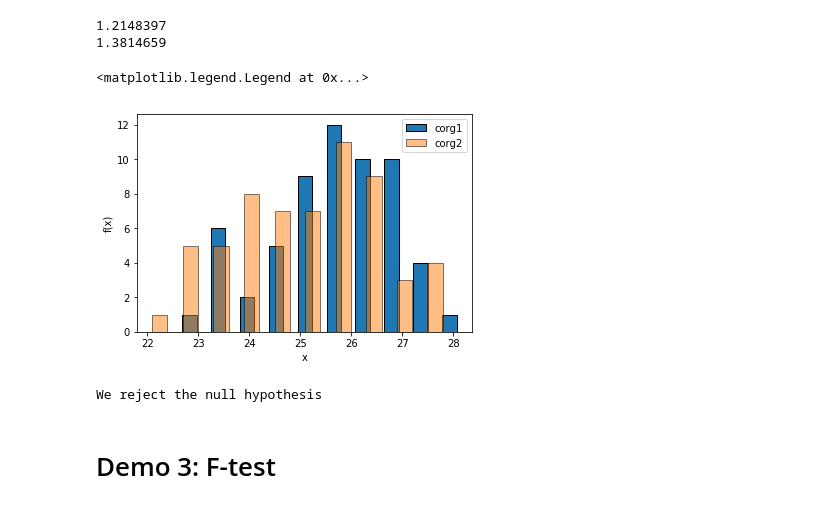
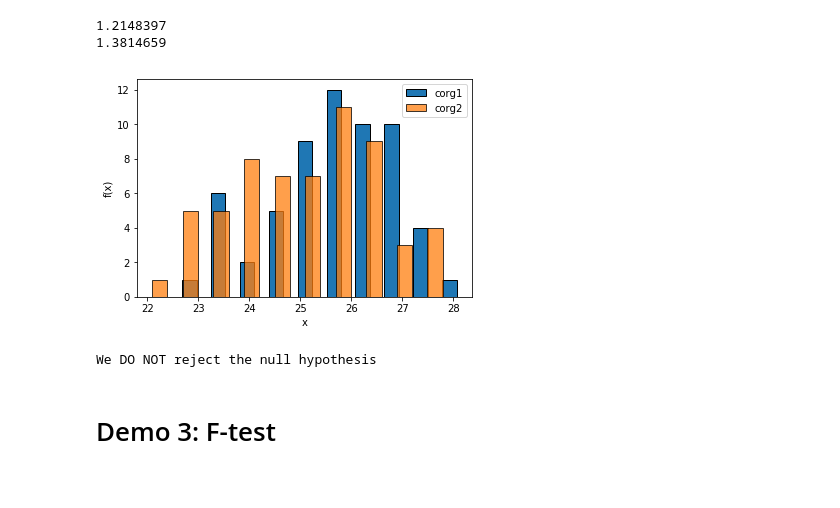
Before and after one commit to EASC-305/EASC-305-Spring-2020, a Jupyter notebook: Lec_Demos/04_Statisitcs/04_statistics_p2.ipynb, the cells around one changed output. Drawn from its saved outputs; the diff is of its cells as text; code cells hidden in the pictures.

Commit message:
Gwenns edits to stats lectures. There is still something wrong with timeseires part 1 sliders

```diff
--- a/Lec_Demos/04_Statisitcs/04_statistics_p2.ipynb
+++ b/Lec_Demos/04_Statisitcs/04_statistics_p2.ipynb
@@ -116,20 +136,28 @@ n2_half_width = (x2[1] - x2[0]) / 2
 # Add half-width to first N bins
 x2 = x2[:-1] + n2_half_width
 # %%
+# Plot histograms of both datasets using 'bar'
+
 fig, ax = plt.subplots()
 ax.bar(x1,n1,label='corg1',width=n1_half_width,edgecolor='k')
-ax.bar(x2,n2,label='corg2',width=n2_half_width,edgecolor='k',alpha=0.5)
+ax.bar(x2,n2,label='corg2',width=n2_half_width,edgecolor='k',alpha=0.75)
 ax.set_xlabel('x')
 ax.set_ylabel('f(x)')
-ax.legend()
+ax.legend();
 # %% [output]
-<matplotlib.legend.Legend at 0x...>
-[figure, old version]
+[figure, new version]
 # %%
+# Perform t-test with in-built function
+
+# Calculate t statistic
 t_stat, pval = sts.ttest_ind(corg1[0,:],corg2[0,:])
+#print(t_stat)
+#print(pval)
 
-alpha = 0.5
+# Set significance level
+alpha = 0.05
 
+# Determine whether null hypothesis can be rejected
 if pval < alpha:
     h = 1
     print('We reject the null hypothesis')
@@ -137,7 +165,7 @@ else:
     h = 0
     print('We DO NOT reject the null hypothesis')
 # %% [output]
-We reject the null hypothesis
+We DO NOT reject the null hypothesis
 # %% [markdown]
 # Demo 3: F-test
 # %%
```
Also changed, not shown: parts of 25 cells of this notebook, 4 other files.
